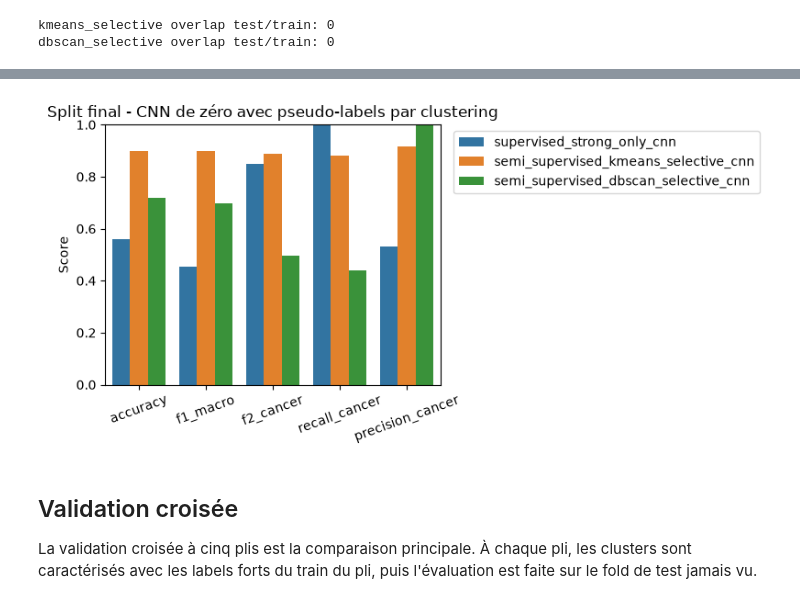
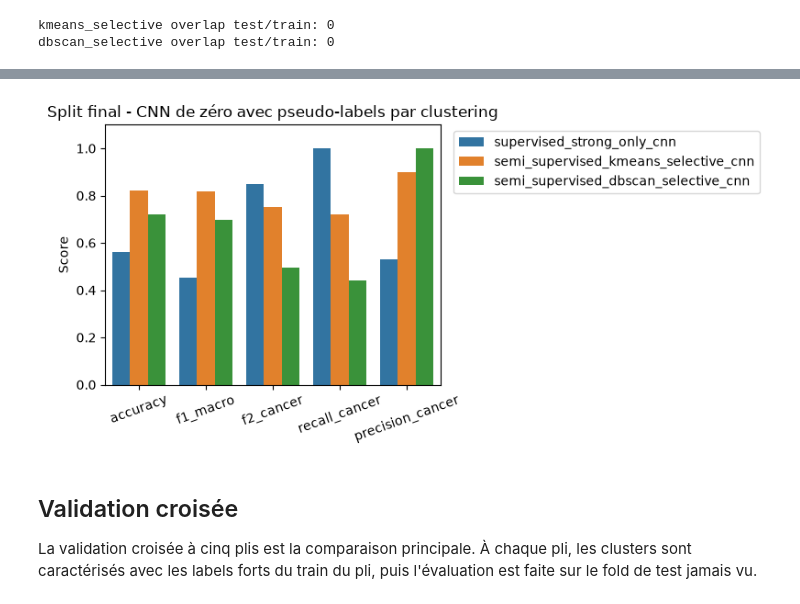
Before and after one commit to louischen-dotfr/LC_10, a Jupyter notebook: 4_modeling.ipynb, the cells around one changed output, grey strips where cells are left out. Saved outputs shown, nothing was run; the diff lists cells and outputs as text; code cells hidden in the pictures.

```diff
--- a/4_modeling.ipynb
+++ b/4_modeling.ipynb
@@ -47,7 +47,7 @@ RANDOM_STATE = 42
 OUTPUT_DIR = Path("data/processed")
 FEATURES_PATH = OUTPUT_DIR / "resnet18_features.csv"
 TEST_SIZE = 0.50
-CLUSTER_PURITY_THRESHOLD = 0.95
+CLUSTER_PURITY_THRESHOLD = 0.90
 RECALL_BETA = 2.0
 
 IMAGE_SIZE = 128
@@ -415,7 +415,7 @@ def build_selective_pseudo_labels(
 # %%
 KMEANS_CONFIG = {
     "method": "kmeans",
-    "k": 10,
+    "k": 3,
     "purity_threshold": CLUSTER_PURITY_THRESHOLD,
     "min_labeled_per_cluster": 2,
     "mode": "both",
@@ -515,22 +515,22 @@ metrics_df
 # %%
 fig, ax = plt.subplots(figsize=(8, 4))
 plot_df = metrics_df.melt(
     id_vars="model",
     value_vars=["accuracy", "f1_macro", "f2_cancer", "recall_cancer", "precision_cancer"],
     var_name="metric",
     value_name="score",
 )
 sns.barplot(data=plot_df, x="metric", y="score", hue="model", ax=ax)
-ax.set_ylim(0, 1)
+ax.set_ylim(0, 1.1)
 ax.set_title("Split final - CNN de zéro avec pseudo-labels par clustering")
 ax.set_xlabel("")
 ax.set_ylabel("Score")
 plt.xticks(rotation=20)
 plt.legend(bbox_to_anchor=(1.02, 1), loc="upper left")
 plt.tight_layout()
 plt.show()
 # %% [output]
-[figure, old version]
+[figure, new version]
 # %% [markdown]
 ## Validation croisée
 
```
Also changed, not shown: parts of 9 cells of this notebook, 7 other files.
